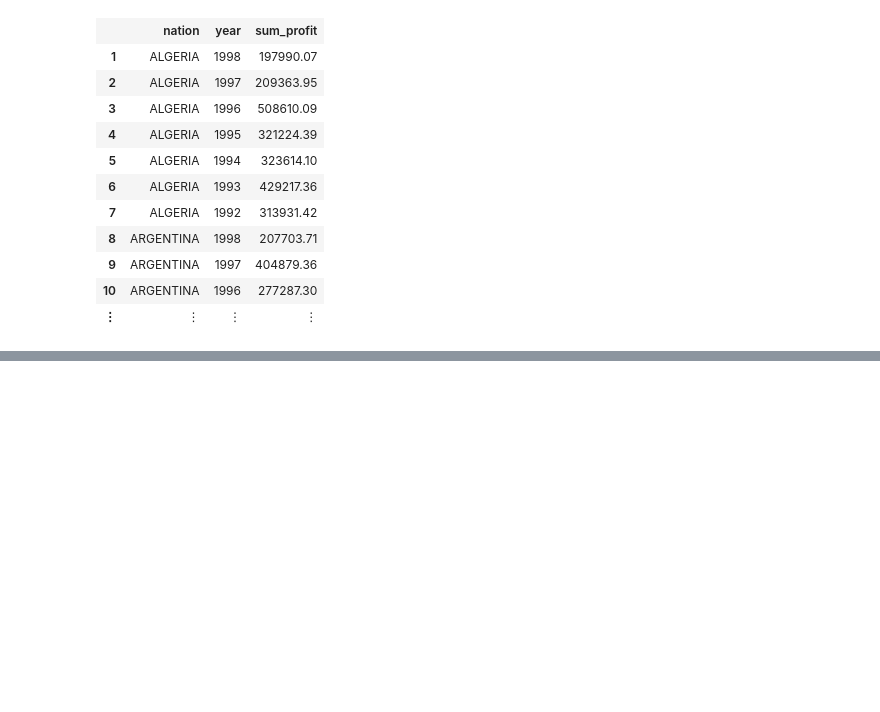
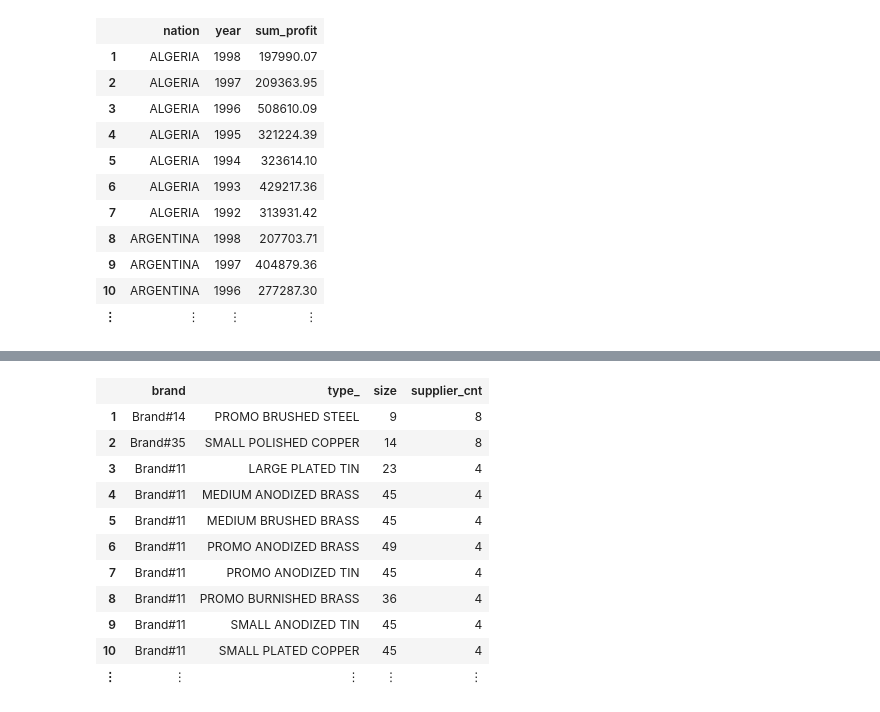
Before and after one commit to rbt-lang/rbt-proto, a Jupyter notebook: jl/demo/tpch-queries.ipynb, the cells around one changed output, grey strips where cells are left out. Saved outputs shown, nothing was run; the diff lists cells and outputs as text; code cells hidden in the pictures; blank space fills up the shorter version.

```diff
--- a/jl/demo/tpch-queries.ipynb
+++ b/jl/demo/tpch-queries.ipynb
@@ -1469,0 +1310,32 @@ order by
+# %%
+@query(
+    partsupp
+    :filter(
+        part.brand != BRAND &&
+        !startswith(part.type_, TYPE) &&
+        part.size in SIZES &&
+        !contains(supplier.comment, r".*Customer.*Complaints.*"))
+    :group(
+        part.brand,
+        part.type_,
+        part.size)
+    :select(
+        brand,
+        type_,
+        size,
+        supplier_cnt => count(unique(partsupp.supplier)))
+    :sort(supplier_cnt:desc),
+    BRAND="Brand#45", TYPE="MEDIUM POLISHED", SIZES=[49, 14, 23, 45, 19, 3, 36, 9])
+# %% [output]
+|  | brand | type_ | size | supplier_cnt |
+| 1 | Brand#14 | PROMO BRUSHED STEEL | 9 | 8 |
+| 2 | Brand#35 | SMALL POLISHED COPPER | 14 | 8 |
+| 3 | Brand#11 | LARGE PLATED TIN | 23 | 4 |
+| 4 | Brand#11 | MEDIUM ANODIZED BRASS | 45 | 4 |
+| 5 | Brand#11 | MEDIUM BRUSHED BRASS | 45 | 4 |
+| 6 | Brand#11 | PROMO ANODIZED BRASS | 49 | 4 |
+| 7 | Brand#11 | PROMO ANODIZED TIN | 45 | 4 |
+| 8 | Brand#11 | PROMO BURNISHED BRASS | 36 | 4 |
+| 9 | Brand#11 | SMALL ANODIZED TIN | 45 | 4 |
+| 10 | Brand#11 | SMALL PLATED COPPER | 45 | 4 |
+| ⋮ | ⋮ | ⋮ | ⋮ | ⋮ |
```
Also changed, not shown: parts of 51 cells of this notebook, 5 other files.
